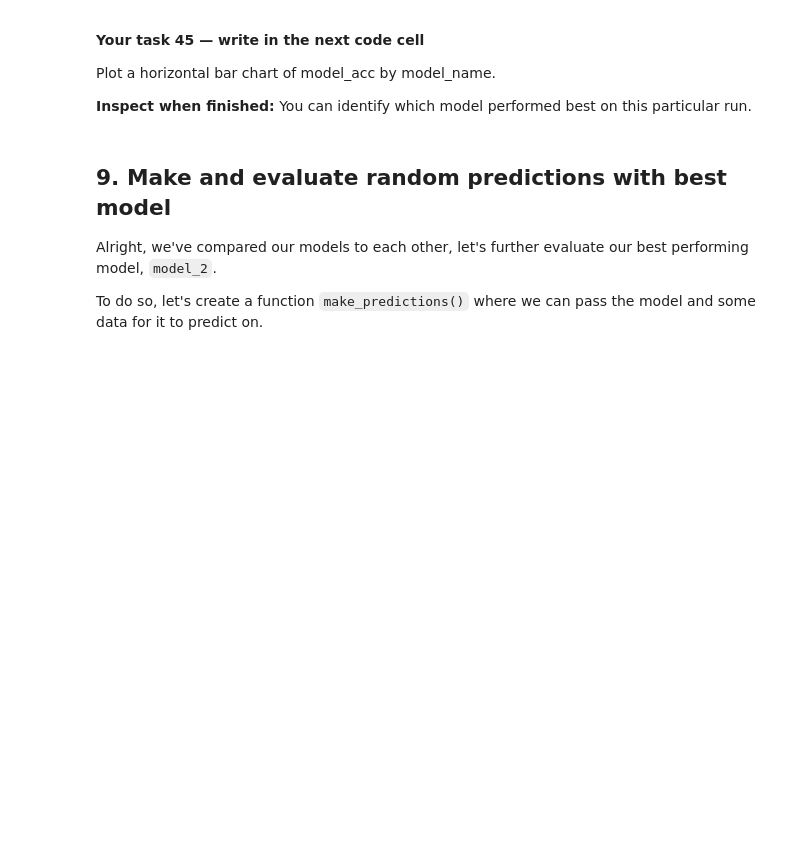
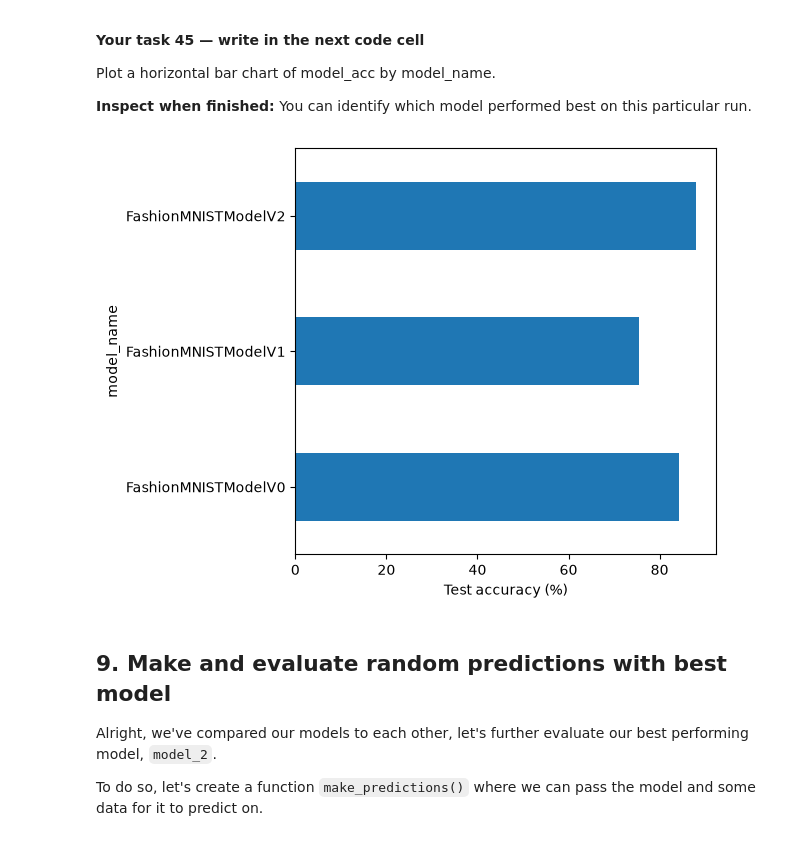
Before and after one commit to GyDeen/PyTorch-DeepLearning, a Jupyter notebook: 03_pytorch_computer_vision.ipynb, the cells around one changed output. Drawn from its saved outputs; the diff is of its cells as text; code cells hidden in the pictures; blank space fills up the shorter version.

```diff
--- a/03_pytorch_computer_vision.ipynb
+++ b/03_pytorch_computer_vision.ipynb
@@ -1400,3 +1624,9 @@ We'll also measure the time to compare it to our other models.
 Train model_2 for three epochs with your device-aware train_step/test_step and time it.
 
 **Inspect when finished:** Save total_train_time_model_2 and compare test performance with the previous models.
+# %%
+total_train_time_model_2 = train(
+    model=model_2, batch_size=32,
+    train_dataloader=train_dataloader, test_dataloader=test_dataloader,
+    epochs=3, loss_fn=loss_fn2, optimizer=optimizer_model2, device=device
+)
@@ -1412,3 +1647,6 @@ Let's evaluate `model_2`'s results with our `eval_model()` function.
 Evaluate the trained CNN using eval_model and save model_2_results.
 
 **Inspect when finished:** The result dictionary has the same keys as the earlier model results.
+# %%
+model_2_results = eval_model(model_2, test_dataloader, loss_fn2, accuracy_fn)
+model_2_results
@@ -1455,3 +1697,8 @@ pd.DataFrame({"feature": [1, 2], "label": [0, 1]})
 Create a pandas DataFrame compare_results from the three result dictionaries.
 
 **Inspect when finished:** Each model occupies one row with comparable metric columns.
+# %%
+import pandas as pd
+
+compare_results = pd.DataFrame([model_0_results, model_1_results, model_2_results])
+compare_results
@@ -1467,3 +1719,8 @@ We can add the training time values too.
 Add a training_time column using the three recorded durations.
 
 **Inspect when finished:** Each duration is aligned with the correct model row.
+# %%
+compare_results["training_time"] = [
+    total_train_time_model_0, total_train_time_model_1, total_train_time_model_2
+]
+compare_results
@@ -1495,6 +1757,13 @@ How about we get visual?
 Plot a horizontal bar chart of model_acc by model_name.
 
 **Inspect when finished:** You can identify which model performed best on this particular run.
+# %%
+compare_results.plot.barh(x="model_name", y="model_acc", legend=False)
+plt.xlabel("Test accuracy (%)")
+plt.tight_layout()
+plt.show()
+# %% [output]
+[figure, added]
 # %% [markdown]
 ## 9. Make and evaluate random predictions with best model
 
```
Also changed, not shown: parts of 40 cells of this notebook.
